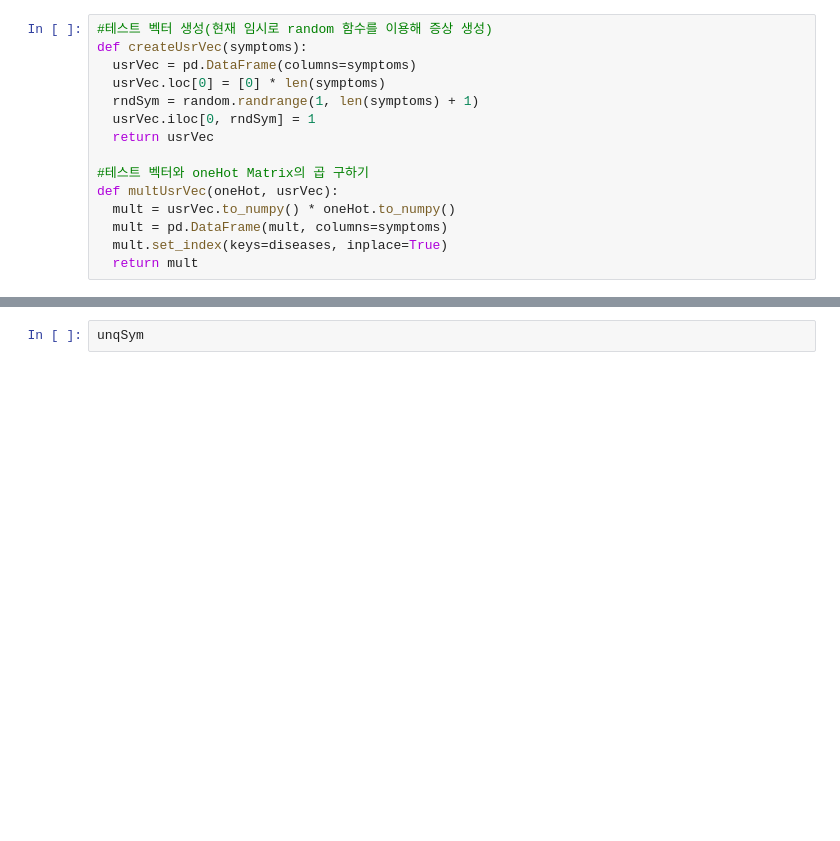
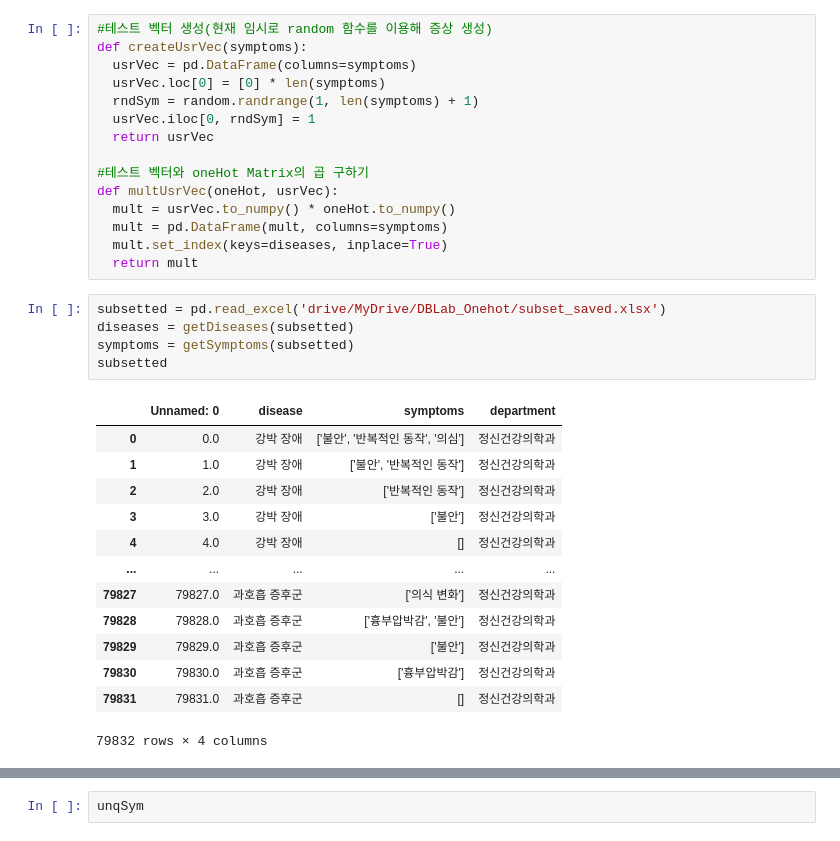
Before and after one commit to Ochodus/DBLab_onehot, a Jupyter notebook: One_Hot_Encoding.ipynb, the cells around one changed output, grey strips where cells are left out. Drawn from its saved outputs; the diff is of its cells as text; blank space fills up the shorter version.

```diff
--- a/One_Hot_Encoding.ipynb
+++ b/One_Hot_Encoding.ipynb
@@ -101,3 +102,22 @@ def multUsrVec(oneHot, usrVec):
   mult = pd.DataFrame(mult, columns=symptoms)
   mult.set_index(keys=diseases, inplace=True)
   return mult
+# %%
+subsetted = pd.read_excel('drive/MyDrive/DBLab_Onehot/subset_saved.xlsx')
+diseases = getDiseases(subsetted)
+symptoms = getSymptoms(subsetted)
+subsetted
+# %% [output]
+|  | Unnamed: 0 | disease | symptoms | department |
+| 0 | 0.0 | 강박 장애 | ['불안', '반복적인 동작', '의심'] | 정신건강의학과 |
+| 1 | 1.0 | 강박 장애 | ['불안', '반복적인 동작'] | 정신건강의학과 |
+| 2 | 2.0 | 강박 장애 | ['반복적인 동작'] | 정신건강의학과 |
+| 3 | 3.0 | 강박 장애 | ['불안'] | 정신건강의학과 |
+| 4 | 4.0 | 강박 장애 | [] | 정신건강의학과 |
+| ... | ... | ... | ... | ... |
+| 79827 | 79827.0 | 과호흡 증후군 | ['의식 변화'] | 정신건강의학과 |
+| 79828 | 79828.0 | 과호흡 증후군 | ['흉부압박감', '불안'] | 정신건강의학과 |
+| 79829 | 79829.0 | 과호흡 증후군 | ['불안'] | 정신건강의학과 |
+| 79830 | 79830.0 | 과호흡 증후군 | ['흉부압박감'] | 정신건강의학과 |
+| 79831 | 79831.0 | 과호흡 증후군 | [] | 정신건강의학과 |
+79832 rows × 4 columns
```
Also changed, not shown: parts of 7 cells of this notebook.
